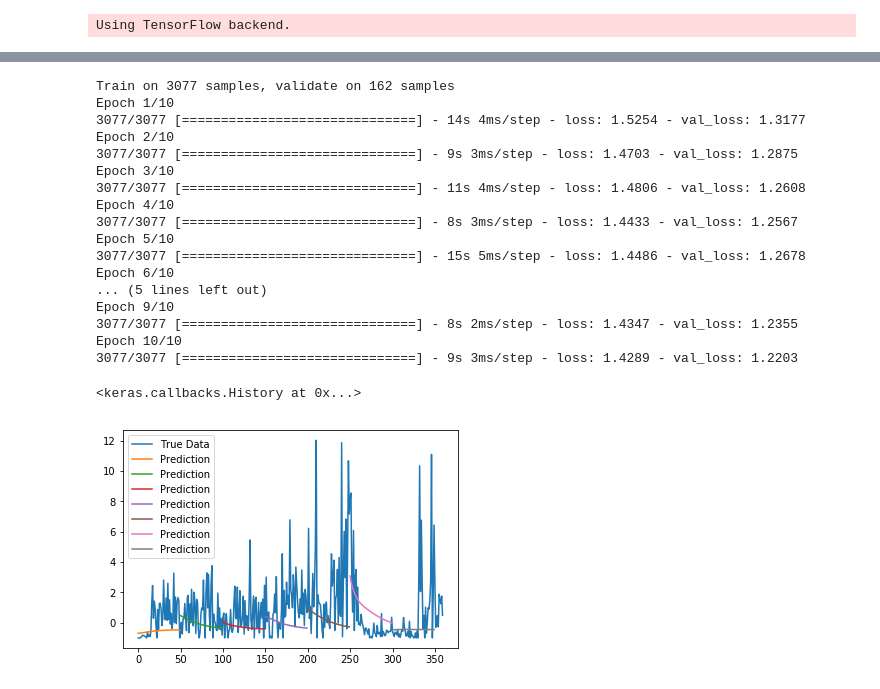
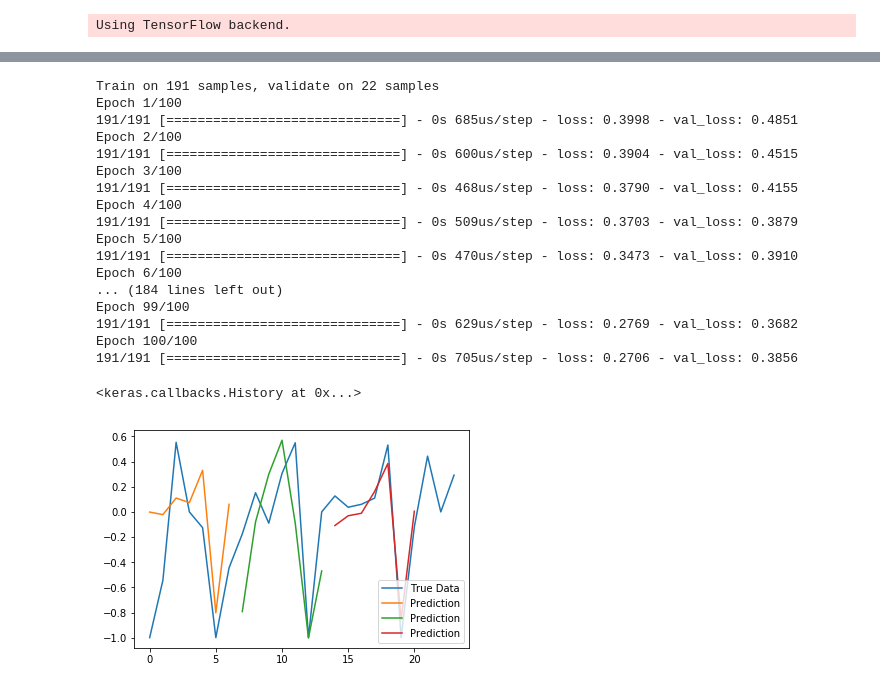
Before and after one commit to pedroterra/predict-tpv-siraj, a Jupyter notebook: stockdemo.ipynb, the cells around one changed output, grey strips where cells are left out. Saved outputs shown, nothing was run; the diff lists cells and outputs as text; code cells hidden in the pictures.

Commit message:
change data one year one merchant, no repetition

```diff
--- a/stockdemo.ipynb
+++ b/stockdemo.ipynb
@@ -83,7 +83,7 @@ def predict_sequences_multiple(model, data, window_size, prediction_len):
 # %%
 #Step 1 Load Data
 #X_train, y_train, X_test, y_test = lstm.load_data('sp500.csv', 50, True)
-X_train, y_train, X_test, y_test = lstm.load_data('m3.csv', 50, True)
+X_train, y_train, X_test, y_test = lstm.load_data('m1.csv', 7, True)
 # %%
 #Step 2 Build Model
 model = Sequential()
@@ -118,30 +118,30 @@ model.fit(
     X_train,
     y_train,
     batch_size=64,
-    nb_epoch=10,
-    validation_split=0.05)
+    nb_epoch=100,
+    validation_split=0.1)
 # %% [output]
-Train on 3077 samples, validate on 162 samples
-Epoch 1/10
-3077/3077 [==============================] - 14s 4ms/step - loss: 1.5254 - val_loss: 1.3177
-Epoch 2/10
-3077/3077 [==============================] - 9s 3ms/step - loss: 1.4703 - val_loss: 1.2875
-Epoch 3/10
-3077/3077 [==============================] - 11s 4ms/step - loss: 1.4806 - val_loss: 1.2608
-Epoch 4/10
-3077/3077 [==============================] - 8s 3ms/step - loss: 1.4433 - val_loss: 1.2567
-Epoch 5/10
-3077/3077 [==============================] - 15s 5ms/step - loss: 1.4486 - val_loss: 1.2678
-Epoch 6/10
-... (5 lines left out)
-Epoch 9/10
-3077/3077 [==============================] - 8s 2ms/step - loss: 1.4347 - val_loss: 1.2355
-Epoch 10/10
-3077/3077 [==============================] - 9s 3ms/step - loss: 1.4289 - val_loss: 1.2203
+Train on 191 samples, validate on 22 samples
+Epoch 1/100
+191/191 [==============================] - 0s 685us/step - loss: 0.3998 - val_loss: 0.4851
+Epoch 2/100
+191/191 [==============================] - 0s 600us/step - loss: 0.3904 - val_loss: 0.4515
+Epoch 3/100
+191/191 [==============================] - 0s 468us/step - loss: 0.3790 - val_loss: 0.4155
+Epoch 4/100
+191/191 [==============================] - 0s 509us/step - loss: 0.3703 - val_loss: 0.3879
+Epoch 5/100
+191/191 [==============================] - 0s 470us/step - loss: 0.3473 - val_loss: 0.3910
+Epoch 6/100
+... (184 lines left out)
+Epoch 99/100
+191/191 [==============================] - 0s 629us/step - loss: 0.2769 - val_loss: 0.3682
+Epoch 100/100
+191/191 [==============================] - 0s 705us/step - loss: 0.2706 - val_loss: 0.3856
 <keras.callbacks.History at 0x...>
 # %%
 #Step 4 - Plot the predictions!
-predictions = predict_sequences_multiple(model, X_test, 50, 50)
-plot_results_multiple(predictions, y_test, 50)
+predictions = predict_sequences_multiple(model, X_test, 7, 7)
+plot_results_multiple(predictions, y_test, 7)
 # %% [output]
-[figure, old version]
+[figure, new version]
```
Also changed, not shown: parts of 1 cell of this notebook.
